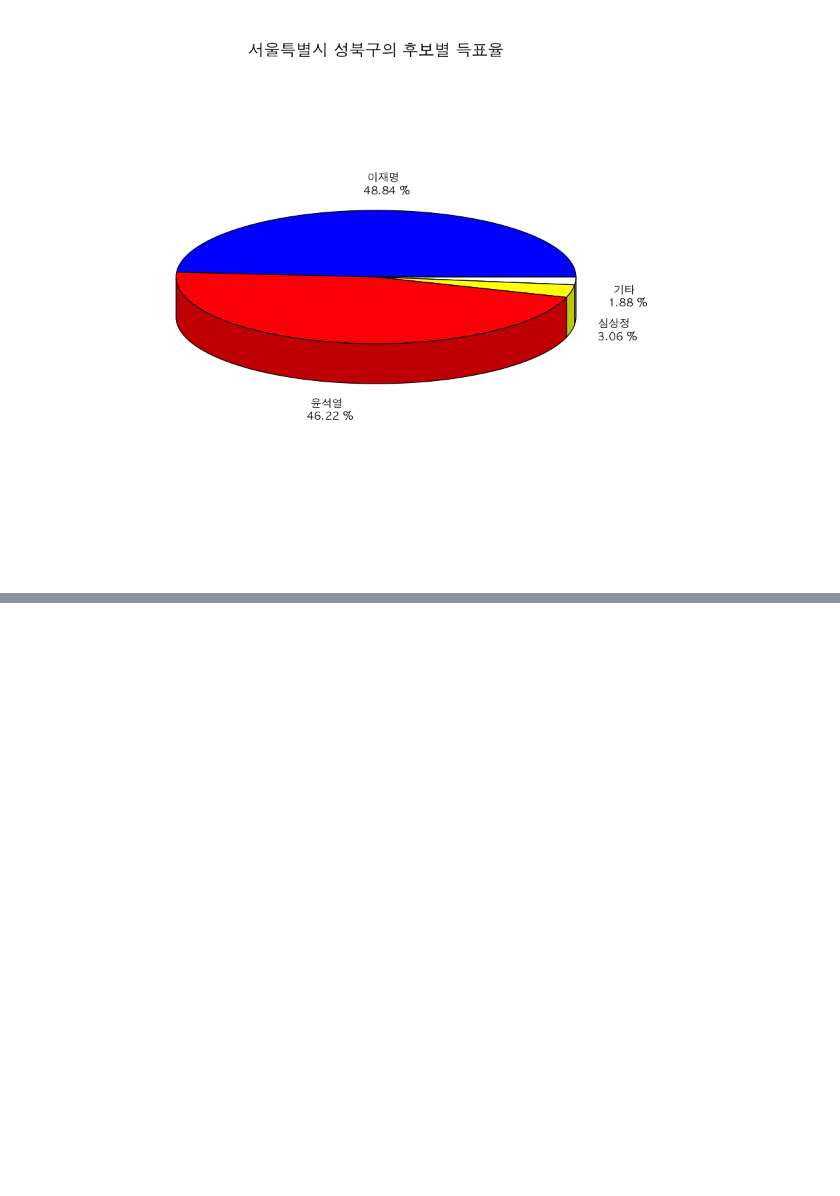
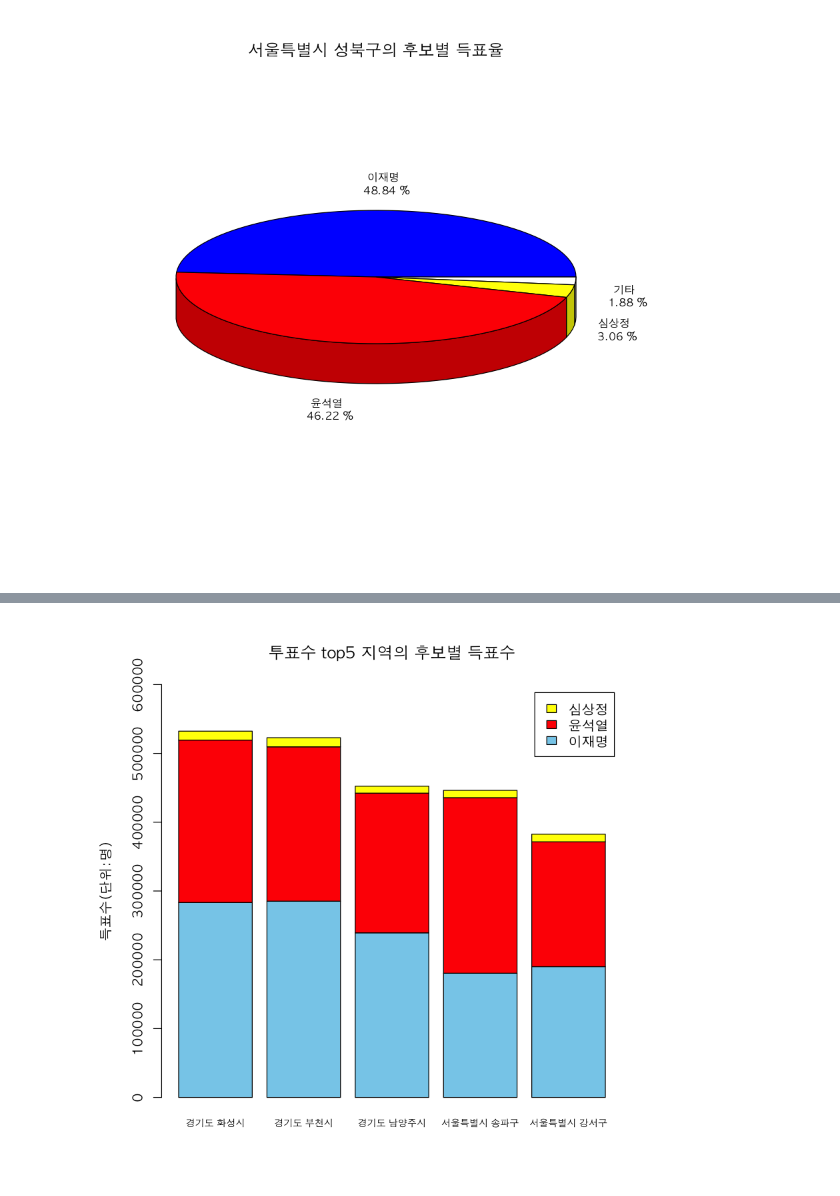
Before and after one commit to swyoo39/R_base, a Jupyter notebook: R_base/10.20대_대선자료_시각화.ipynb, the cells around one changed output, grey strips where cells are left out. Drawn from its saved outputs; the diff is of its cells as text; code cells hidden in the pictures; blank space fills up the shorter version.

```diff
--- a/R_base/10.20대_대선자료_시각화.ipynb
+++ b/R_base/10.20대_대선자료_시각화.ipynb
@@ -259,0 +306,6 @@ pie3D(성북구.득표율$득표율,
+# %%
+electR5 <- t(head(arrange(election,desc(투표수)),5)[,c('이재명','윤석열','심상정')])
+head(arrange(election,desc(투표수)),5)[,c('광역시도','시군구')]
+paste(head(arrange(election,desc(투표수)),5)[,'광역시도'],head(arrange(election,desc(투표수)),5)[,'시군구'])
+colnames(electR5) <- c('경기도 화성시','경기도 부천시','경기도 남양주시','서울특별시 송파구','서울특별시 강서구')
+electR5
@@ -259,0 +325,12 @@ pie3D(성북구.득표율$득표율,
+# %%
+par(family="AppleGothic",bg='white')
+barplot(electR5,
+    ylab='득표수(단위:명)',
+    ylim=c(0,600000),
+    main='투표수 top5 지역의 후보별 득표수',
+    col=c('sky blue','red','yellow'),
+    cex.names=0.7,
+    legend.text=T
+)
+# %% [output]
+[figure, added]
```
Also changed, not shown: parts of 21 cells of this notebook, 1 other file.
